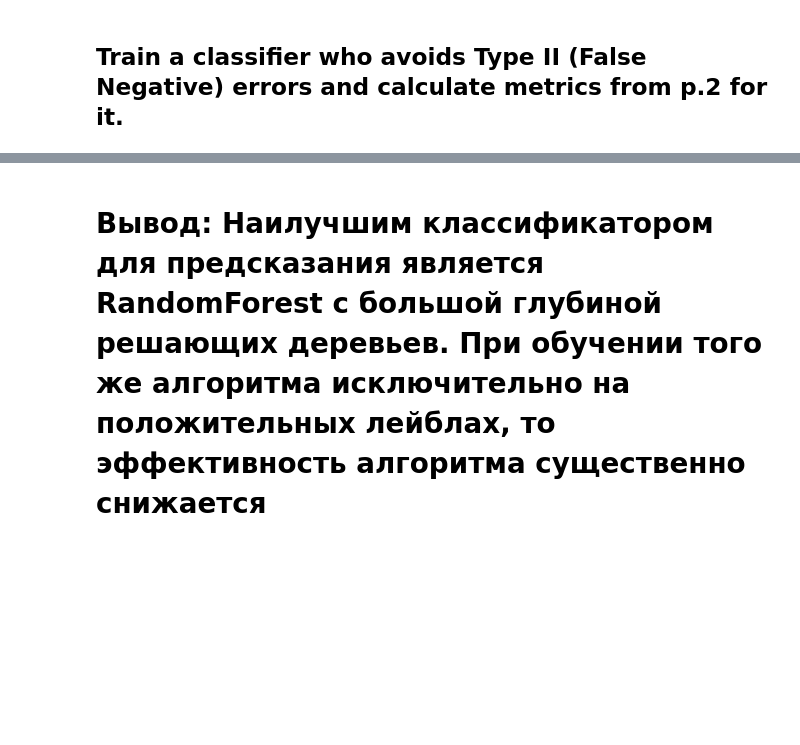
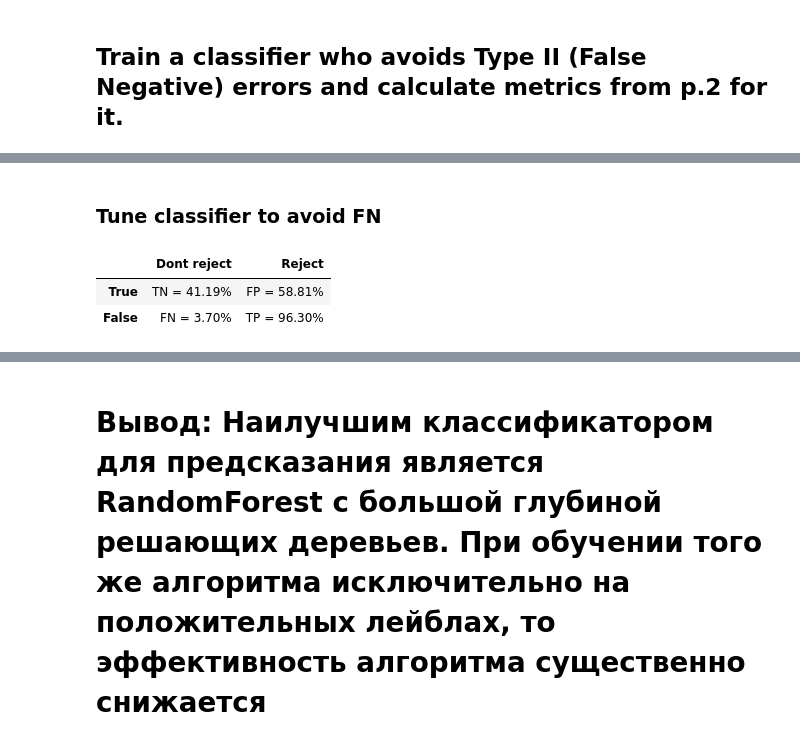
Before and after one commit to AAYamoldin/TrainingPrograms, a Jupyter notebook: Python/ITMO_Machine_Learning_Technologies_2022/Task_1/Yamoldin_Alexander_J41321c_MLT_2022_Task_1.ipynb, the cells around one changed output, grey strips where cells are left out. Cells and saved outputs as stored; diff of their text form; code cells hidden in the pictures; blank space fills up the shorter version.

```diff
--- a/Python/ITMO_Machine_Learning_Technologies_2022/Task_1/Yamoldin_Alexander_J41321c_MLT_2022_Task_1.ipynb
+++ b/Python/ITMO_Machine_Learning_Technologies_2022/Task_1/Yamoldin_Alexander_J41321c_MLT_2022_Task_1.ipynb
@@ -132 +149,10 @@ RandomForestClassifier(random_state=0)
+# %% [markdown]
+### Tune classifier to avoid FN
+# %%
+hardpredtst_tuned_thresh = np.where(predtst >= 0.275, 1, 0)
+conf_matrix(y_test, hardpredtst_tuned_thresh)
+# %% [output]
+|  | Dont reject | Reject |
+| True | TN = 41.19% | FP = 58.81% |
+| False | FN = 3.70% | TP = 96.30% |
 # %%
```
Also changed, not shown: parts of 10 cells of this notebook, 5 other files.
